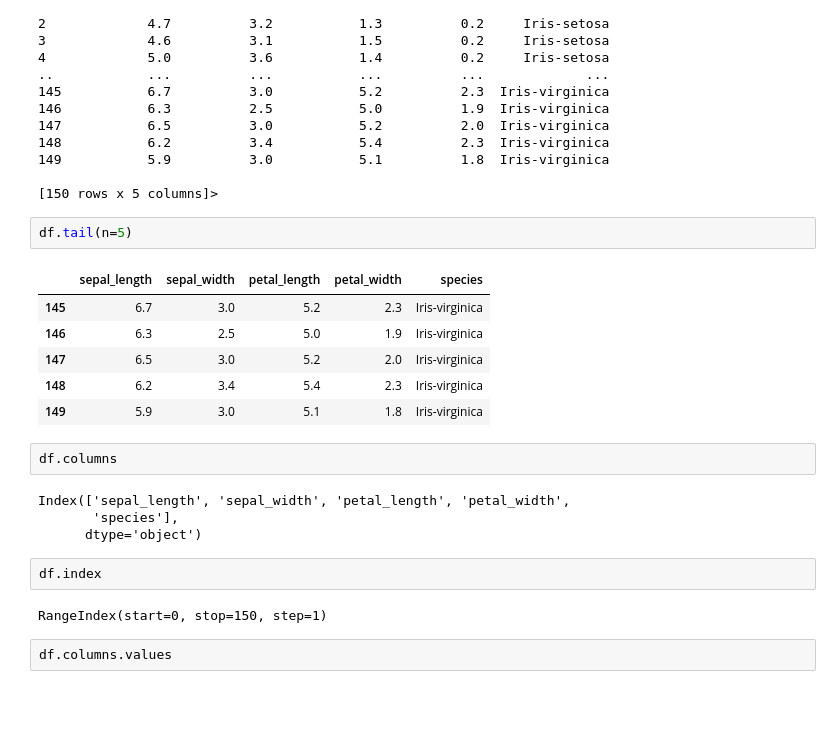
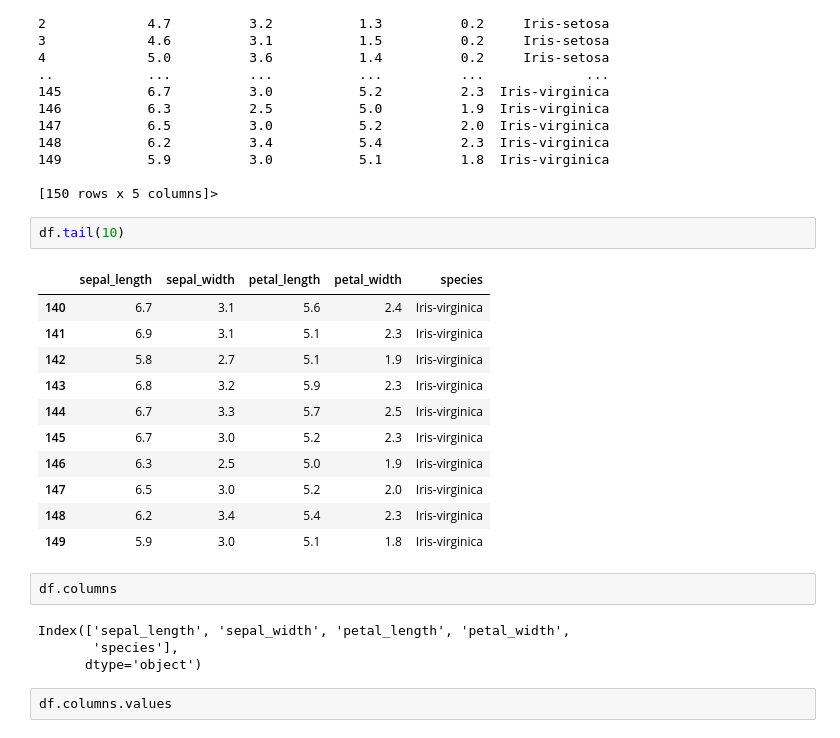
Before and after one commit to NaitikNFulfagar/DSBDA, a Jupyter notebook: 01.ipynb, the cells around one changed output. Saved outputs shown, nothing was run; the diff lists cells and outputs as text; blank space fills up the shorter version.

```diff
--- a/01.ipynb
+++ b/01.ipynb
@@ -127,9 +120,14 @@ df.tail
 
 [150 rows x 5 columns]>
 # %%
-df.tail(n=5)
+df.tail(10)
 # %% [output]
 |  | sepal_length | sepal_width | petal_length | petal_width | species |
+| 140 | 6.7 | 3.1 | 5.6 | 2.4 | Iris-virginica |
+| 141 | 6.9 | 3.1 | 5.1 | 2.3 | Iris-virginica |
+| 142 | 5.8 | 2.7 | 5.1 | 1.9 | Iris-virginica |
+| 143 | 6.8 | 3.2 | 5.9 | 2.3 | Iris-virginica |
+| 144 | 6.7 | 3.3 | 5.7 | 2.5 | Iris-virginica |
 | 145 | 6.7 | 3.0 | 5.2 | 2.3 | Iris-virginica |
 | 146 | 6.3 | 2.5 | 5.0 | 1.9 | Iris-virginica |
 | 147 | 6.5 | 3.0 | 5.2 | 2.0 | Iris-virginica |
@@ -141,10 +139,6 @@ df.columns
 Index(['sepal_length', 'sepal_width', 'petal_length', 'petal_width',
        'species'],
       dtype='object')
-# %%
-df.index
-# %% [output]
-RangeIndex(start=0, stop=150, step=1)
 # %%
 df.columns.values
 # %% [output]
```
Also changed, not shown: parts of 2 cells of this notebook.
